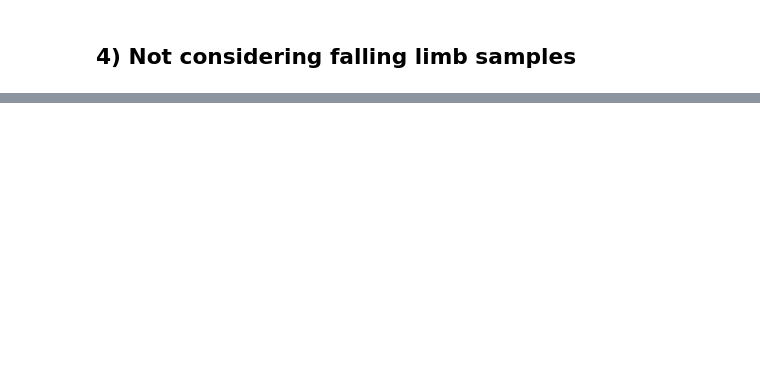
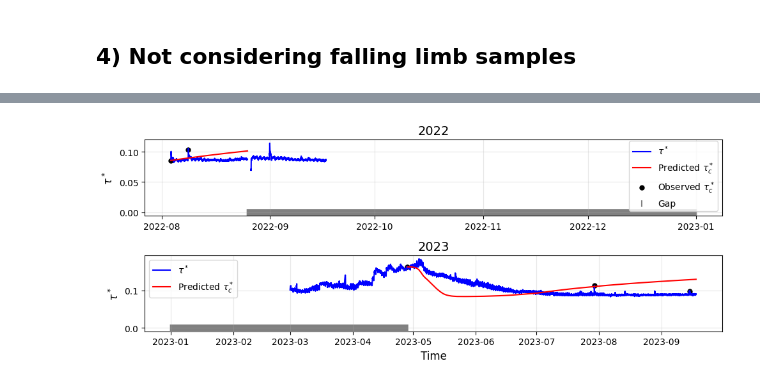
Before and after one commit to nicole-hucke/shear_stress_paper, a Jupyter notebook: antecedent_conditions/masteller_model/masteller_model.ipynb, the cells around one changed output, grey strips where cells are left out. Saved outputs shown, nothing was run; the diff lists cells and outputs as text; code cells hidden in the pictures; blank space fills up the shorter version.

Commit message:
testing calibration without falling limb samples

```diff
--- a/antecedent_conditions/masteller_model/masteller_model.ipynb
+++ b/antecedent_conditions/masteller_model/masteller_model.ipynb
@@ -960,3 +953,12 @@ plt.show()
 ## 4) Not considering falling limb samples
 # %%
 tauc_events_rising = pd.read_csv('tauc_events_exceedance_rising_only.csv', parse_dates=['datetime'], index_col='datetime')
+
+# remove NaT and align to available time index
+tauc_events_rising = tauc_events_rising.loc[~tauc_events_rising.index.isna()]
+tauc_events_rising = tauc_events_rising.loc[tauc_events_rising.index.isin(time_to_index.index)]
+
+tauc_obs_rising = tauc_events_rising["tauc"].to_numpy()
+event_indices_rising = time_to_index.loc[tauc_events_rising.index].to_numpy()
+print(f"Number of rising events: {len(event_indices_rising)}")
+print(f"Observed τ*c values for rising events: {tauc_obs_rising}")
@@ -962,0 +1010,49 @@ tauc_events_rising = pd.read_csv('tauc_events_exceedance_rising_only.csv', parse
+# %%
+calibration = evolve_tau_c_gap_reset(
+    tau_star, event_indices_rising, tauc_obs_rising, dt=15,
+    k1=1.2663801734674021e-06, k2=5.541020330009492e-05, epsilon=1,    # best fit model parameters from above
+    gamma=2.5, tau_c_min=0.08, tau_c_max=0.2)
+
+# export calibration parameters and MAE to csv
+#results_df = pd.DataFrame(results)
+#results_df.to_csv('calibration/no_falling_limb/nofalling_reinitialized_calibration.csv', index=False)
+
+# tau_star is a pd.Series with datetime index
+tau_c_pred_series = pd.Series(calibration, index=time_to_index.index)
+tau_star_series = pd.Series(tau_star, index=time_to_index.index)
+# select years
+years = [2022, 2023]
+
+# plotting calibration results
+fig, axes = plt.subplots(nrows=len(years), ncols=1, figsize=(10, 4), sharex=False)
+
+for ax, year in zip(axes, years):
+    # select data for the year
+    mask = time_to_index.index.year == year
+    tau_year = tau_star_series[mask]
+    tauc_year = tau_c_pred_series[mask]
+
+    # observed τ*c (rising-only) for this year
+    obs_tauc_year = tauc_events_rising.loc[tauc_events_rising.index.year == year, "tauc"]
+
+    ax.plot(tau_year.index, tau_year.values, color='blue', label=r'$\tau^*$', linewidth=1.5)
+    ax.plot(tauc_year.index, tauc_year.values, color='red', label=r'Predicted $\tau_c^*$', linewidth=1.5)
+
+    # observed τ*c as black dots
+    ax.scatter(obs_tauc_year.index, obs_tauc_year.values, color='black', s=25, label=r'Observed $\tau_c^*$' if year==2022 else "")
+
+    # optional: highlight NaNs in tau_c_pred (data gaps)
+    gap_mask = np.isnan(tauc_year.values)
+    ax.scatter(tauc_year.index[gap_mask], np.zeros(sum(gap_mask)), color='gray', marker='|', s=50, label='Gap' if year==2022 else "")
+
+    ax.set_ylabel(r'$\tau^*$', fontsize=12)
+    ax.set_title(f'{year}', fontsize=14)
+    ax.legend()
+    ax.grid(True, alpha=0.3)
+
+axes[-1].set_xlabel('Time', fontsize=12)
+
+plt.tight_layout()
+plt.show()
+# %% [output]
+[figure, added]
```
Also changed, not shown: parts of 17 cells of this notebook, 6 other files.
